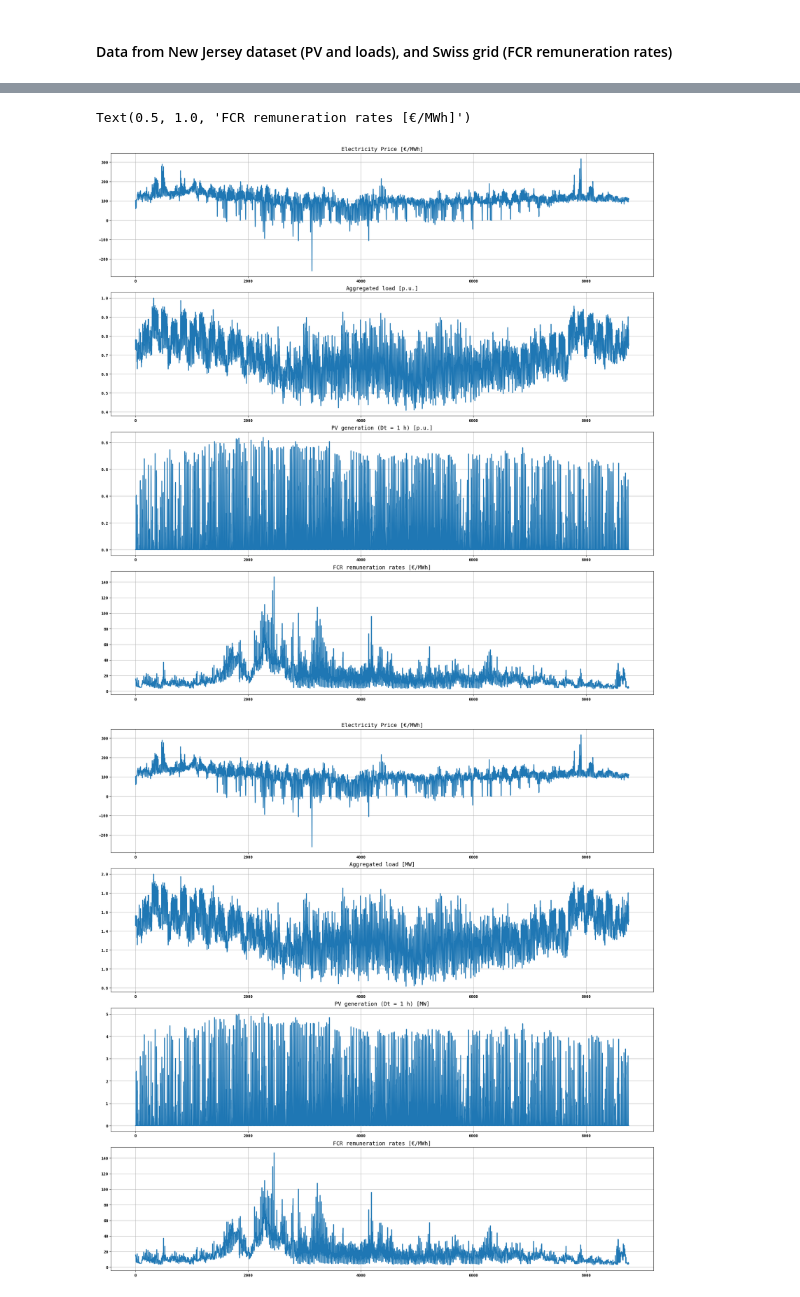
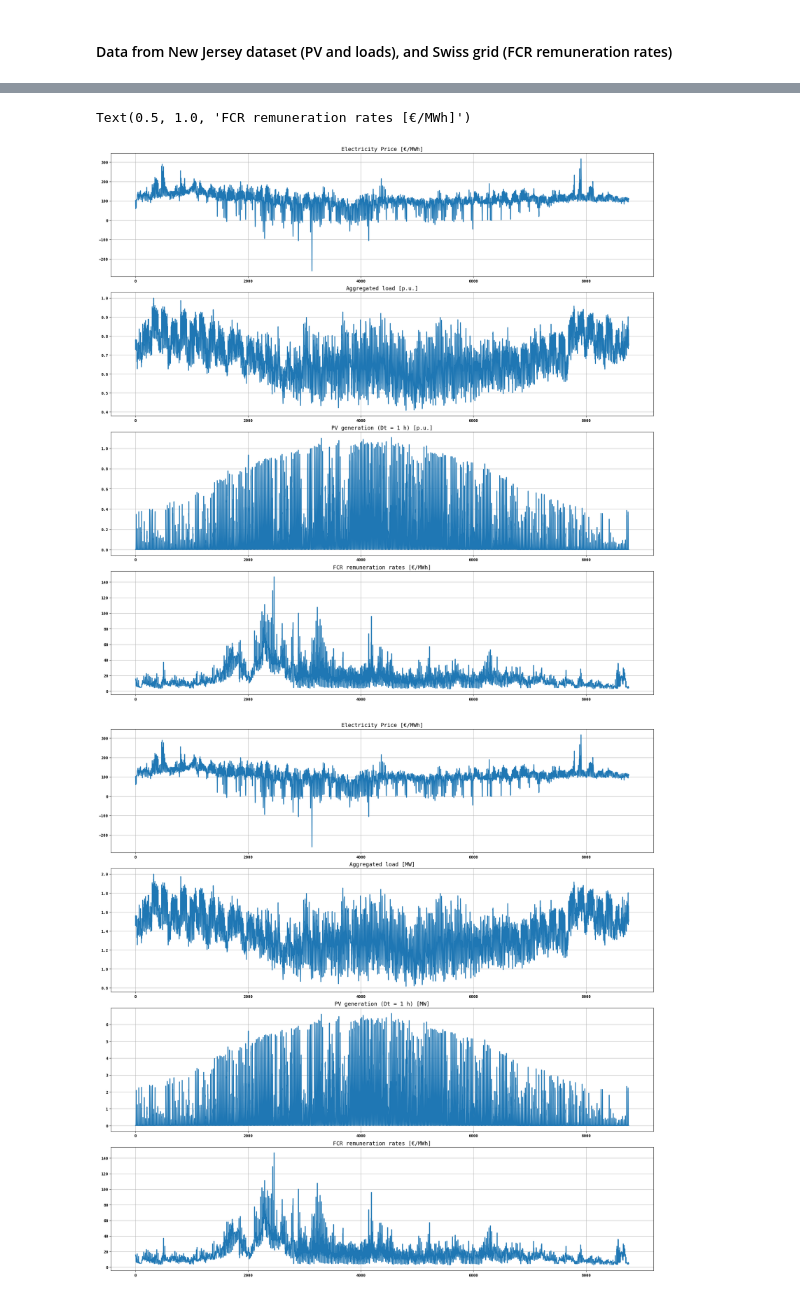
Before and after one commit to massimiliano-ferrara-967/rhtlab-massimiliano, a Jupyter notebook: src/Functionalities and tests/profile_extraction.ipynb, the cells around one changed output, grey strips where cells are left out. Drawn from its saved outputs; the diff is of its cells as text; code cells hidden in the pictures.

Commit message:
Added extraction of irradiance and temeprature profiles from Swiss data + transformation into PV generation profile, in profile_extraction.ipynb.

```diff
--- a/src/Functionalities and tests/profile_extraction.ipynb
+++ b/src/Functionalities and tests/profile_extraction.ipynb
@@ -312,7 +312,11 @@ Pl_aggr_original = pd.read_excel(r"C:\Users\massi\Università_user\Dottorato\Mat
 # print(Pl_aggr_original)
 
 # PV -----
-Ppv_df = pd.read_csv(r"C:\Users\massi\Università_user\Dottorato\Materiale\Dati\Generazione\New Jersey PV generation data 2026 (Actual, DA, HA4)\Actual_39.35_-75.25_2006_UPV_13MW_5_Min.csv")
+# Ppv_df = pd.read_csv(r"C:\Users\massi\Università_user\Dottorato\Materiale\Dati\Generazione\New Jersey PV generation data 2026 (Actual, DA, HA4)\Actual_39.35_-75.25_2006_UPV_13MW_5_Min.csv")
+Irr_temp_df = pd.read_csv(r"C:\Users\massi\Università_user\Dottorato\Materiale\Dati\Generazione\Svizzera\ogd-smn_mah_t_historical_2020-2029.csv",
+                    sep=';',
+                    low_memory=False)
+# print(Irr_temp_df)
 
 
 # Data processing for extraction of useful profiles ----------------------------------------
@@ -330,23 +334,51 @@ for t in range(len(Pl_aggr_original_1h)):
     Pl_aggr_original_1h[t] = np.mean(Pl_aggr_original_15min[t*4 : (t+1)*4])
 
 # PV -----
-Ppv_original = Ppv_df['Power(MW)'].tolist()                 # PV generation profile from a 13 MW plant [MW], from 01/01/06 to 31/12/06, 5-min steps
-Ppv_15min = np.zeros(8760 * 4)                              # PV generation profile 15-min steps
-Ppv_1h = np.zeros(8760)                                     # PV generation profile 1-hour steps
-for t in range(len(Ppv_15min)):
-    Ppv_15min[t] = np.mean(Ppv_original[t*3: (t+1)*3])
-for t in range(len(Ppv_1h)):
-    Ppv_1h[t] = np.mean(Ppv_original[t*12: (t+1)*12])
+# Slicing to have only the data related to 2025
+first_index_PV2025 = (Irr_temp_df['reference_timestamp'] == '01.01.2025 00:00').idxmax()    # idxmax finds the first row that satisfies a defined condition
+last_index_PV2025 = (Irr_temp_df['reference_timestamp'] == '31.12.2025 23:50').idxmax()
+Irr_temp_df_2025 = Irr_temp_df.iloc[first_index_PV2025 : last_index_PV2025 + 1, :]
+print(first_index_PV2025)
+print(last_index_PV2025)
+# print(Irr_temp_df_2025)
+
+# Selecting the columns with irradiance and temperature data
+Irr_temp_times_list = Irr_temp_df_2025['reference_timestamp'].tolist()
+Irr_original = Irr_temp_df_2025['gre000z0'].tolist()    # irradiance list [W/m^2], from 01/01/2025 to to 31/12/2025, 10-min steps
+Temp_original = Irr_temp_df_2025['tre200s0'].tolist()    # irradiance list [W/m^2], from 01/01/2025 to to 31/12/2025, 10-min steps
+# print(Irr_temp_times_list)
+# print(Irr_original)
+# print(Temp_original)
+
+# Converting irradiance and temperature into hourly profiles
+Irr_1h = np.zeros(8760)    # irradiance profile [W/m^2], from 01/01/2025 to to 31/12/2025, 1-hour steps
+Temp_1h = np.zeros(8760)    # temperature profile [°C], from 01/01/2025 to to 31/12/2025, 1-hour steps
+for t in range(len(Irr_1h)):
+    Irr_1h[t] = np.mean(Irr_original[t*6 : (t+1)*6])
+    Temp_1h[t] = np.mean(Temp_original[t*6 : (t+1)*6])
+
+# Converting irrandiance and temperature profiles into PV power profiles (1 MW plant)
+def irr_to_pvpower(irr, temp_amb):
+    NOCT = 48
+    Ppv_std = 1e3    # rated PV power of the plant [kW]
+    irr_std = 1000
+    temp_std = 25
+    beta_P = 0.003
+    eta_inv = 0.98
+
+    temp_cell = temp_amb + (NOCT - 20) * (irr / 800)
+    Ppv_dc = Ppv_std * (irr / irr_std) * (1 + beta_P * (temp_cell - temp_std))
+    Ppv_ac_kw = eta_inv * Ppv_dc / 1e3
+
+    return Ppv_ac_kw
+
+Ppv_1h_pu = irr_to_pvpower(Irr_1h, Temp_1h)    # PV generation profile for a 1 MW plant [MW], from 01/01/2025 to to 31/12/2025, 1-hour steps
+# print(Ppv_1h_original)
 
 
 # Normalize the data where needed, based on peak power (loads) or rated power (PV) ----------------------------------------
 peak_load = np.max(Pl_aggr_original_1h)
 Pl_aggr_pu = Pl_aggr_original_1h / peak_load
-
-Ppv_rtd_original = 13        # rated PV power of the original data PV plant
-Ppv_15min_pu = Ppv_15min / Ppv_rtd_original
-Ppv_1h_pu = Ppv_1h / Ppv_rtd_original
-# NOTE: il profilo in p.u. raggiunge al massimo 0.8378
 # print(Pl_aggr_pu)
 # print(peak_load)
 
@@ -355,7 +387,7 @@ Ppv_rtd = 6
 Pl_aggr_rtd = 2
 
 Pl_aggr = Pl_aggr_pu * Pl_aggr_rtd       # yearly aggregated load profile [MW]
-Ppv_15min = Ppv_15min_pu * Ppv_rtd       # yearly PV generation profile, 15-min steps [MW]
+# Ppv_15min = Ppv_15min_pu * Ppv_rtd       # yearly PV generation profile, 15-min steps [MW]
 Ppv_1h = Ppv_1h_pu * Ppv_rtd             # yearly PV generation profile, 1-hour steps [MW]
 
 
@@ -444,4 +478,4 @@ axs[3].set_title("FCR remuneration rates [€/MWh]")
 2190
 Text(0.5, 1.0, 'FCR remuneration rates [€/MWh]')
-[figure, old version]
+[figure, new version]
-[figure, old version]
+[figure, new version]
```
Also changed, not shown: parts of 2 cells of this notebook, 1 other file.
